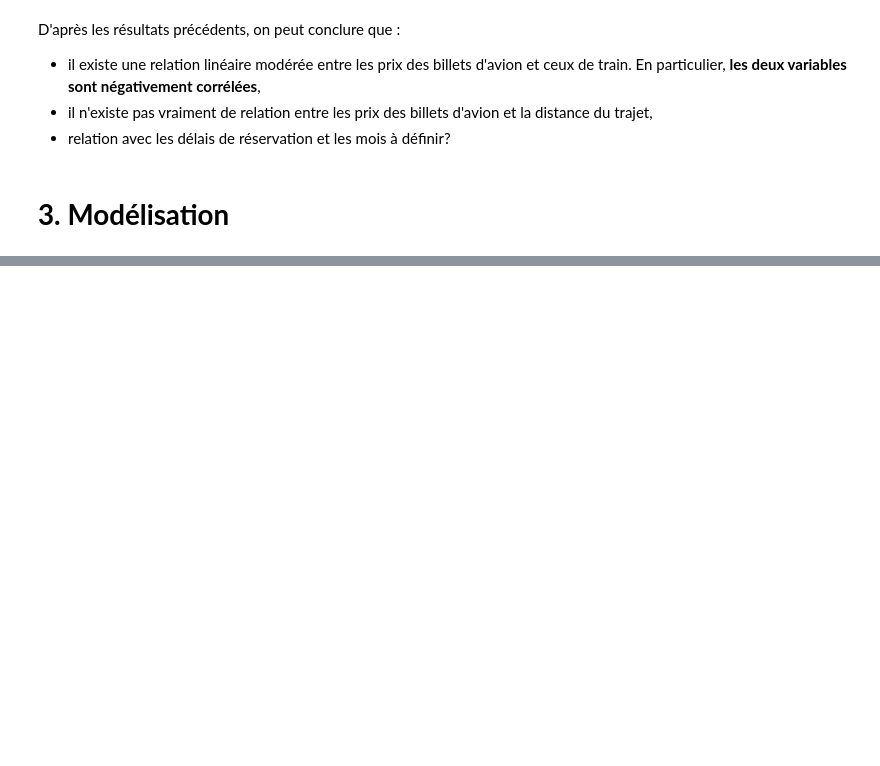
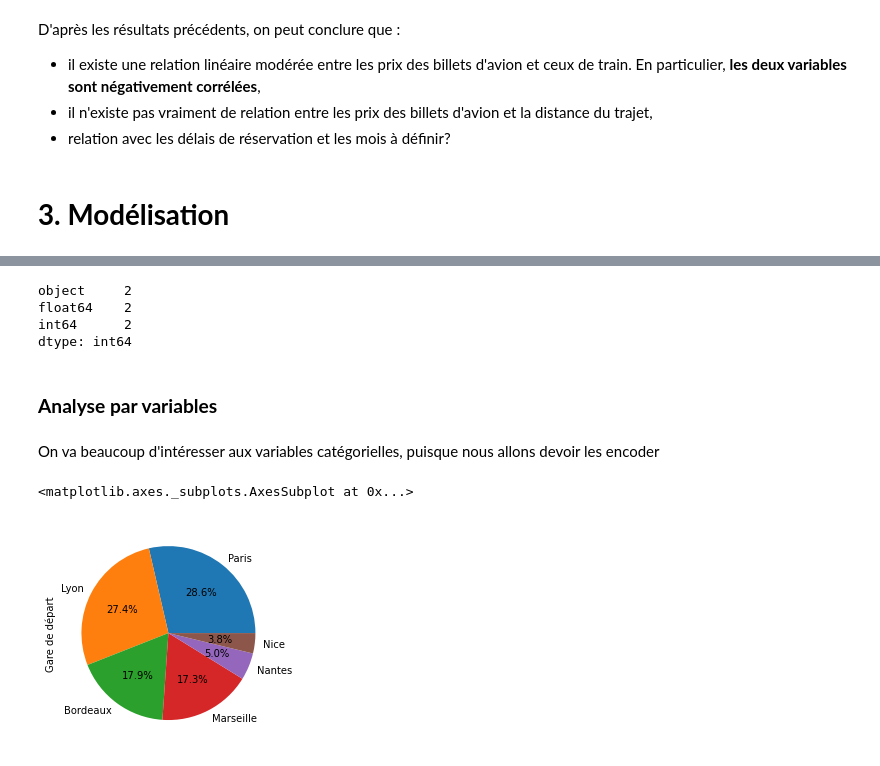
Before and after one commit to YohanWloczysiak/ProjetPythonA2S1, a Jupyter notebook: Rapport.ipynb, the cells around one changed output, grey strips where cells are left out. Saved outputs shown, nothing was run; the diff lists cells and outputs as text; code cells hidden in the pictures; blank space fills up the shorter version.

```diff
--- a/Rapport.ipynb
+++ b/Rapport.ipynb
@@ -1127,0 +1137,3 @@ D'après les résultats précédents, on peut conclure que :
+# %%
+df1.columns = ['Départ', 'Arrivée', 'Prix', 'Temps']
+df1
@@ -1127,0 +1164,2 @@ D'après les résultats précédents, on peut conclure que :
+# %%
+df1.Temps = df1.Temps.apply(lambda x: [int(s) for s in x.split(' ') if s.isdigit()][1])
@@ -1127,0 +1184,6 @@ D'après les résultats précédents, on peut conclure que :
+# %%
+bdd_corr11 = pandas.merge(df1, bdd_sncf, left_on = [df1['Départ'],df1['Arrivée']], right_on = [bdd_sncf['Gare de départ'], bdd_sncf['Gare d arrivée']], how = 'inner')
+bdd_corr11 = bdd_corr11.drop(['Prix d appel seconde', 'key_0', 'key_1'], axis=1)
+bdd_corr11['Prix moyen'] =(bdd_corr11['Plein tarif loisir seconde'] + bdd_corr11['Tarif premiere classe'])
+bdd_corr_11 =  bdd_corr11.drop(['Plein tarif loisir seconde', 'Tarif premiere classe', 'Départ', 'Arrivée'], axis = 1)
+bdd_corr_11.head(5)
@@ -1127,0 +1235,19 @@ D'après les résultats précédents, on peut conclure que :
+# %%
+df = bdd_corr_11.copy()
+df_bis = bdd_corr_21.copy()
+# %%
+df.dtypes.value_counts()
+# %% [output]
+object     2
+float64    2
+int64      2
+dtype: int64
+# %% [markdown]
+### **Analyse par variables**
+# %% [markdown]
+On va beaucoup d'intéresser aux variables catégorielles, puisque nous allons devoir les encoder
+# %%
+df['Gare de départ'].value_counts().plot.pie(autopct='%1.1f%%')
+# %% [output]
+<matplotlib.axes._subplots.AxesSubplot at 0x...>
+[figure, added]
```
Also changed, not shown: parts of 125 cells of this notebook.
